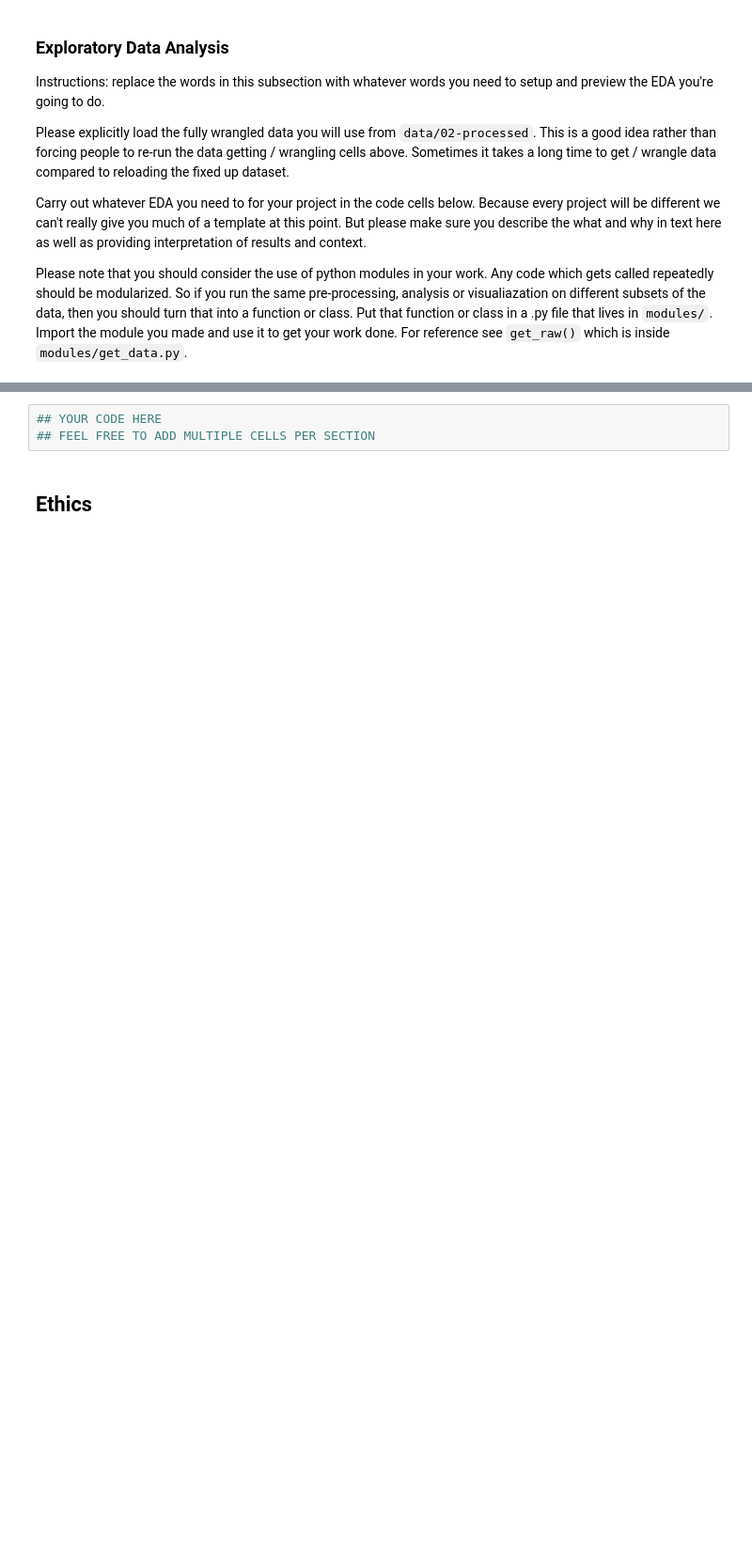
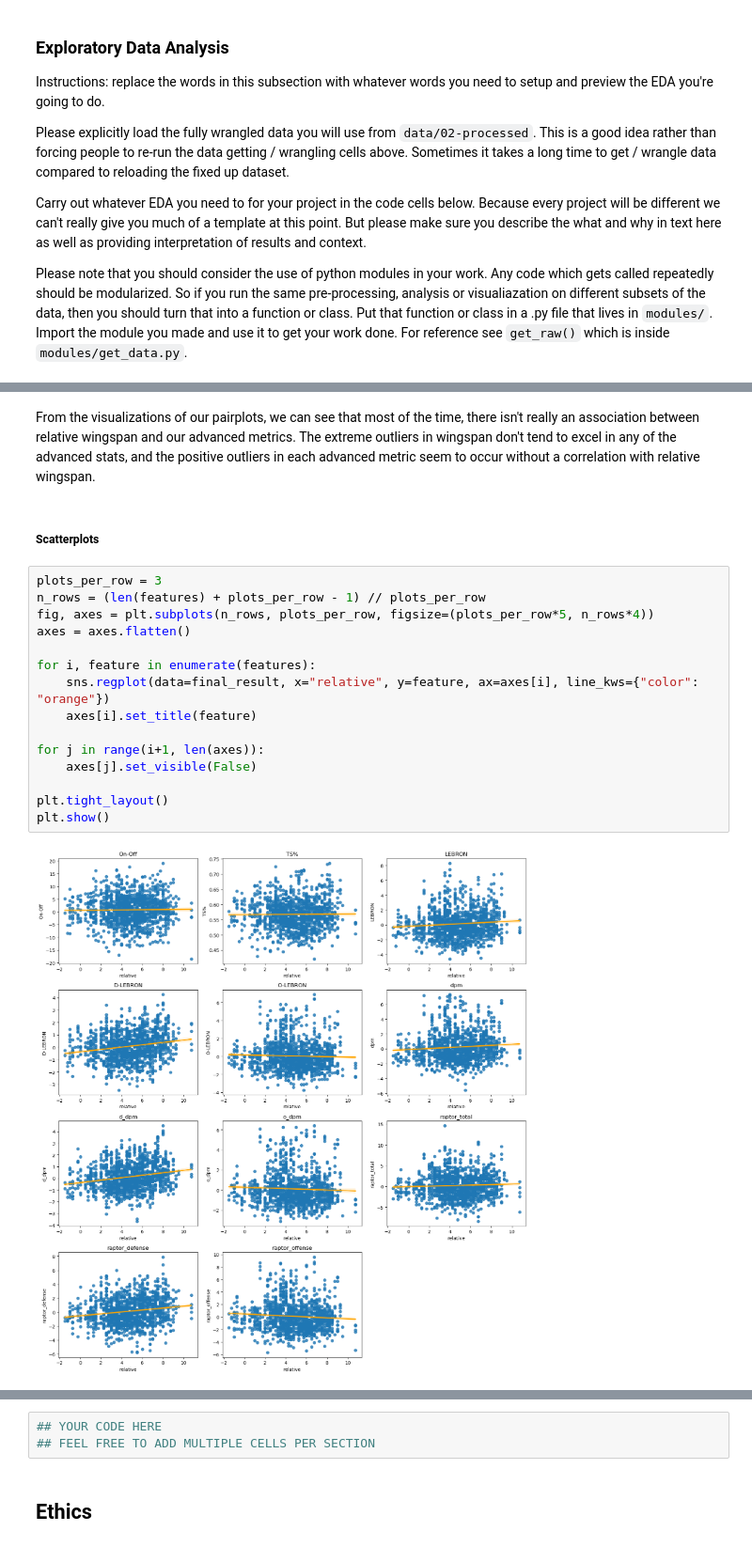
Before and after one commit to COGS108/Group135_WI26, a Jupyter notebook: 02-EDACheckpoint.ipynb, the cells around one changed output, grey strips where cells are left out. Shown at 94% size. Cells and saved outputs as stored; diff of their text form; blank space fills up the shorter version.

```diff
--- a/02-EDACheckpoint.ipynb
+++ b/02-EDACheckpoint.ipynb
@@ -820,0 +873,21 @@ ValueError: could not convert string to float: 'mikal bridges'
+# %% [markdown]
+From the visualizations of our pairplots, we can see that most of the time, there isn't really an association between relative wingspan and our advanced metrics. The extreme outliers in wingspan don't tend to excel in any of the advanced stats, and the positive outliers in each advanced metric seem to occur without a correlation with relative wingspan.
+# %% [markdown]
+##### Scatterplots
+# %%
+plots_per_row = 3
+n_rows = (len(features) + plots_per_row - 1) // plots_per_row
+fig, axes = plt.subplots(n_rows, plots_per_row, figsize=(plots_per_row*5, n_rows*4))
+axes = axes.flatten()
+
+for i, feature in enumerate(features):
+    sns.regplot(data=final_result, x="relative", y=feature, ax=axes[i], line_kws={"color": "orange"})
+    axes[i].set_title(feature)
+
+for j in range(i+1, len(axes)):
+    axes[j].set_visible(False)
+
+plt.tight_layout()
+plt.show()
+# %% [output]
+[figure, added]
```
Also changed, not shown: parts of 15 cells of this notebook, 1 other file.
